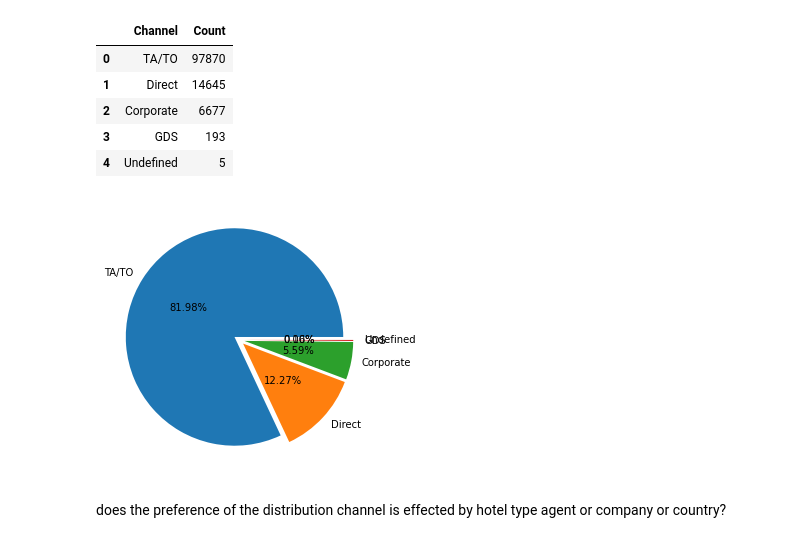
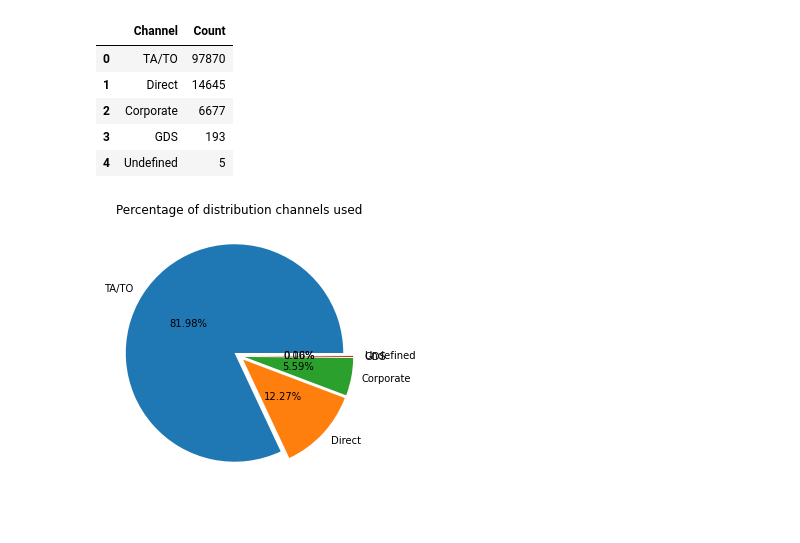
Before and after one commit to rimshaharmaen/EDA-Hotel-Booking-Analysis, a Jupyter notebook: Rimsha_Harmaen_Hotel_Booking.ipynb, the cells around one changed output. Saved outputs shown, nothing was run; the diff lists cells and outputs as text; code cells hidden in the pictures.

```diff
--- a/Rimsha_Harmaen_Hotel_Booking.ipynb
+++ b/Rimsha_Harmaen_Hotel_Booking.ipynb
@@ -72,3 +133,9 @@ df.describe()
+# %%
+df['country'].fillna('others', inplace = True)
+# %%
+df['children'].fillna(df['children'].mean(), inplace = True)
+# %%
+df[['agent']] = df[['agent']].fillna(0)
 # %% [markdown]
 # **Which Room type is in Demand??**
 # %%
@@ -133 +191,3 @@ Name: agent, Length: 119390, dtype: float64
+# %%
+df[['agent']] = df[[ 'agent']].astype('int64')
 # %%
@@ -272,8 +336,7 @@ channel_vs_count_df["Percentage"]=round(p,2)
 # %%
 plt.figure(figsize = (10,5))
 plt.pie(channel_vs_count_df["Percentage"],autopct="%.2f%%", labels = channel_vs_count_df["Channel"], pctdistance=0.5, explode=[0.05]*5)
+plt.title("Percentage of distribution channels used")
 plt.show()
 # %% [output]
-[figure, old version]
+[figure, new version]
-# %% [markdown]
-does the preference of the distribution channel is effected by hotel type agent or company or country?
```
Also changed, not shown: parts of 48 cells of this notebook.
